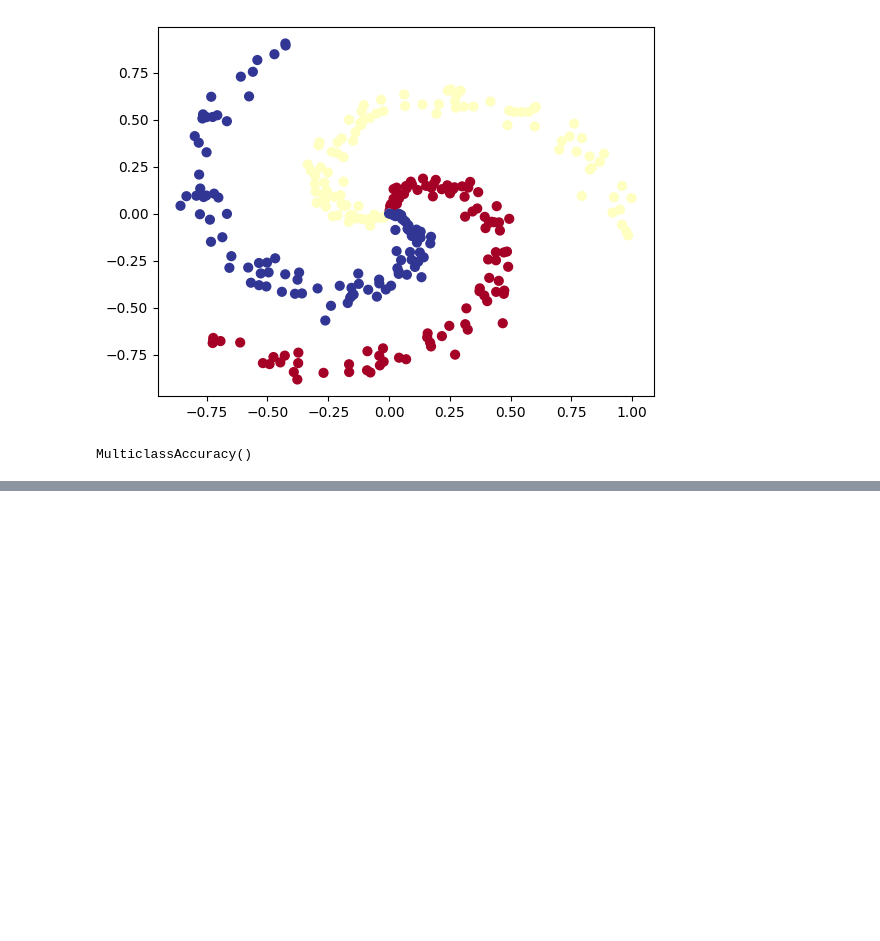
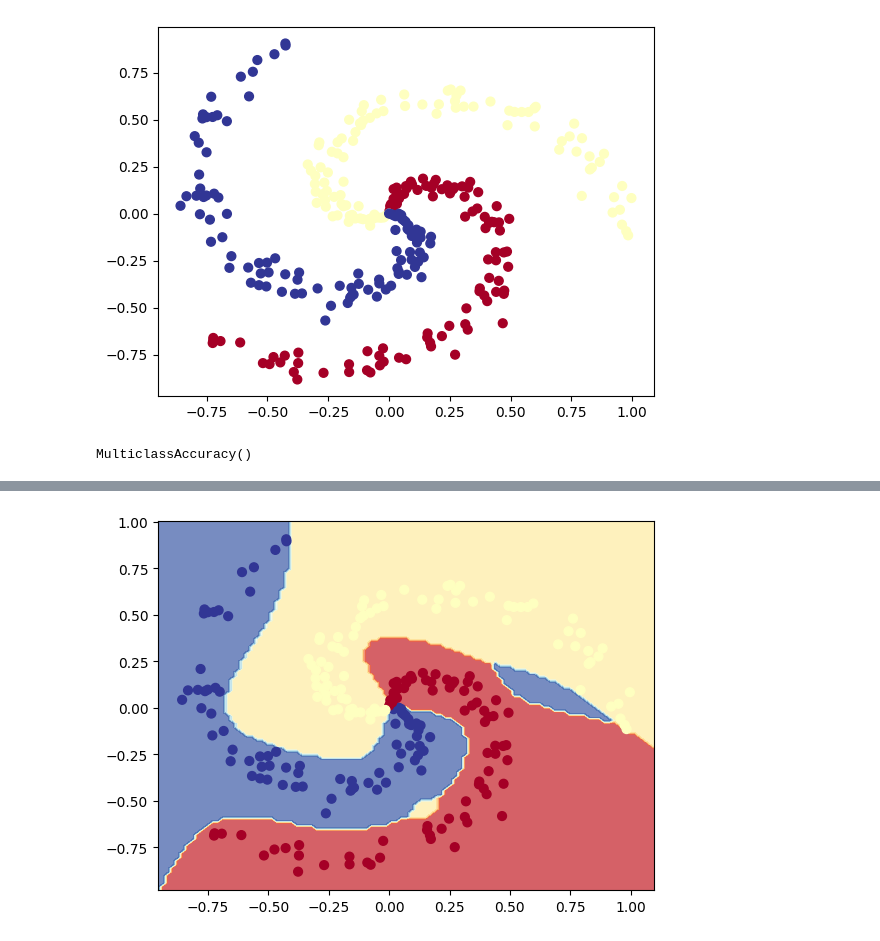
Before and after one commit to Kodi006/trail, a Jupyter notebook: extras/exercises/02_pytorch_classification_exercises.ipynb, the cells around one changed output, grey strips where cells are left out. Drawn from its saved outputs; the diff is of its cells as text; code cells hidden in the pictures; blank space fills up the shorter version.

```diff
--- a/extras/exercises/02_pytorch_classification_exercises.ipynb
+++ b/extras/exercises/02_pytorch_classification_exercises.ipynb
@@ -326,16 +326,19 @@ MulticlassAccuracy()
 # %%
 # Prepare device agnostic code
 device = "cuda" if torch.cuda.is_available() else "cpu"
+class pp(nn.Module):
+    def forward(self, x):
+        return x ** 2
 
 # Create model by subclassing nn.Module
 class model(nn.Module):
   def __init__(self):
     super().__init__()
     self.l=nn.Sequential(
-        nn.Linear(in_features=2,out_features=10),
-          nn.ReLU(),
-          nn.Linear(in_features=10,out_features=10),
-          nn.ReLU(),
+        nn.Linear(in_features=2,out_features=100),
+          pp().to(device),
+          nn.Linear(in_features=100,out_features=10),
+          pp().to(device),
           nn.Linear(in_features=10,out_features=4)
     )
   def forward(self,x):
@@ -385,6 +394,6 @@ Pred labels: 0.30000001192092896
 # %%
 # Setup loss function and optimizer
-loss_fx =nn.BCEWithLogitsLoss()
+loss_fx =nn.CrossEntropyLoss()
 optimizer = torch.optim.SGD(model_1.parameters(), lr=0.1)
 # %%
 ## TODO: Uncomment this to set the seed
@@ -402,9 +411,10 @@ for epoch in range(1000):
   model_1.train()
 
   # 1. Forward pass (logits output)
-  y_logits=model_1(xtr)
+  y_logits=model_1(xtr).squeeze()
+
   # Turn logits into prediction probabilities
-  y_pred=torch.softmax(y_logits.squeeze())
+  y_pred=torch.softmax(y_logits,dim=1).argmax(dim=1)
 
 
 
@@ -412,7 +422,7 @@ for epoch in range(1000):
 
 
   # 2. Calculaute the loss
-  loss = loss_fx(y_logits.argmax(dim=1), ytr)
+  loss = loss_fx(y_logits, ytr)
 
   # loss = loss_fn(y_logits, y_train) # loss = compare model raw outputs to desired model outputs
 
@@ -433,11 +443,11 @@ for epoch in range(1000):
     # 1. Forward pass (to get the logits)
     y_logits_test=model_1(xte)
 
-    y_pred_test=torch.softmax(y_logits_test.squeeze())
+    y_pred_test=torch.softmax(y_logits_test,dim=1).argmax(dim=1)
 
     y_pred_labels_test=torch.round(y_pred_test)
 
-    loss_test=loss_fx(y_logits_test.squeeze(),yte)
+    loss_test=loss_fx(y_logits_test,yte)
 
 
   # Print out what's happening every 100 epochs
@@ -448,2 +467,5 @@ ValueError: Target size (torch.Size([240])) must be the same as input size (torc
 # %%
 # Plot decision boundaries for training and test sets
+plot_decision_boundary(model_1,xtr,ytr)
+# %% [output]
+[figure, added]
```
Also changed, not shown: parts of 2 cells of this notebook.
